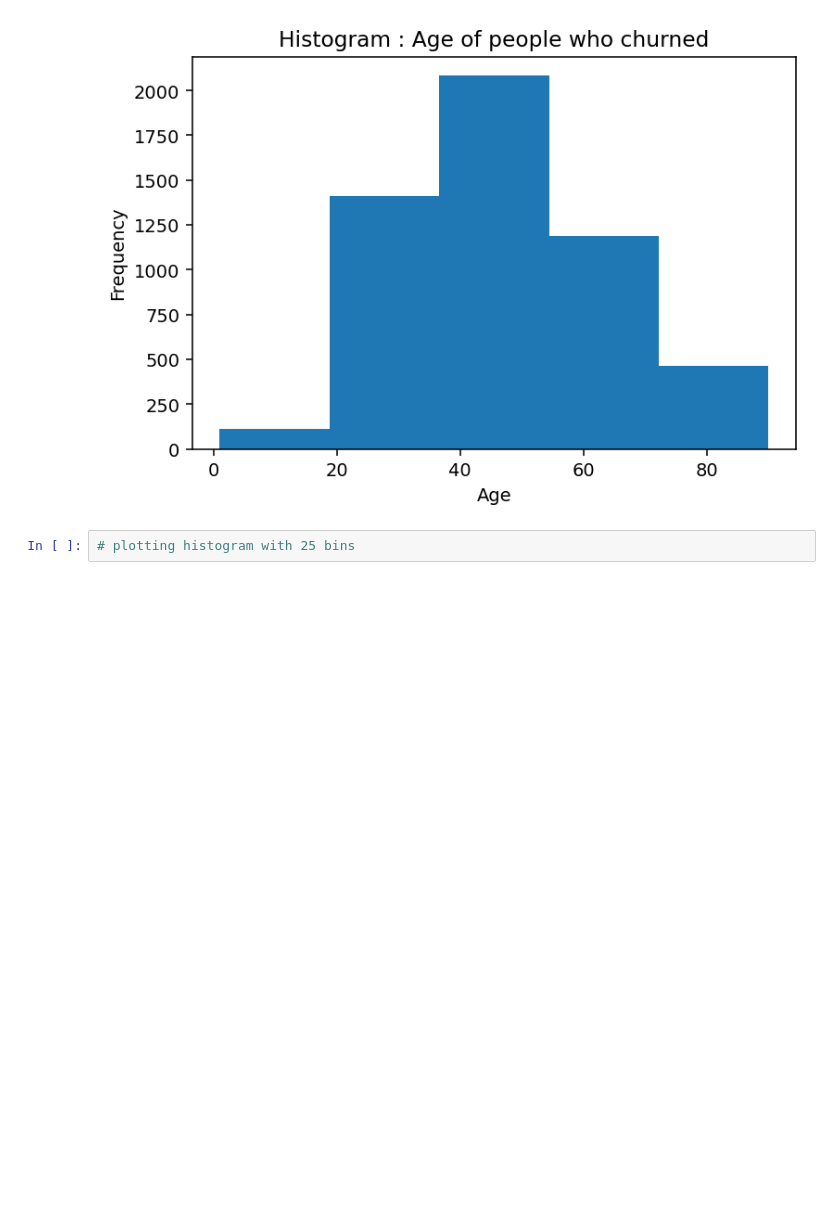
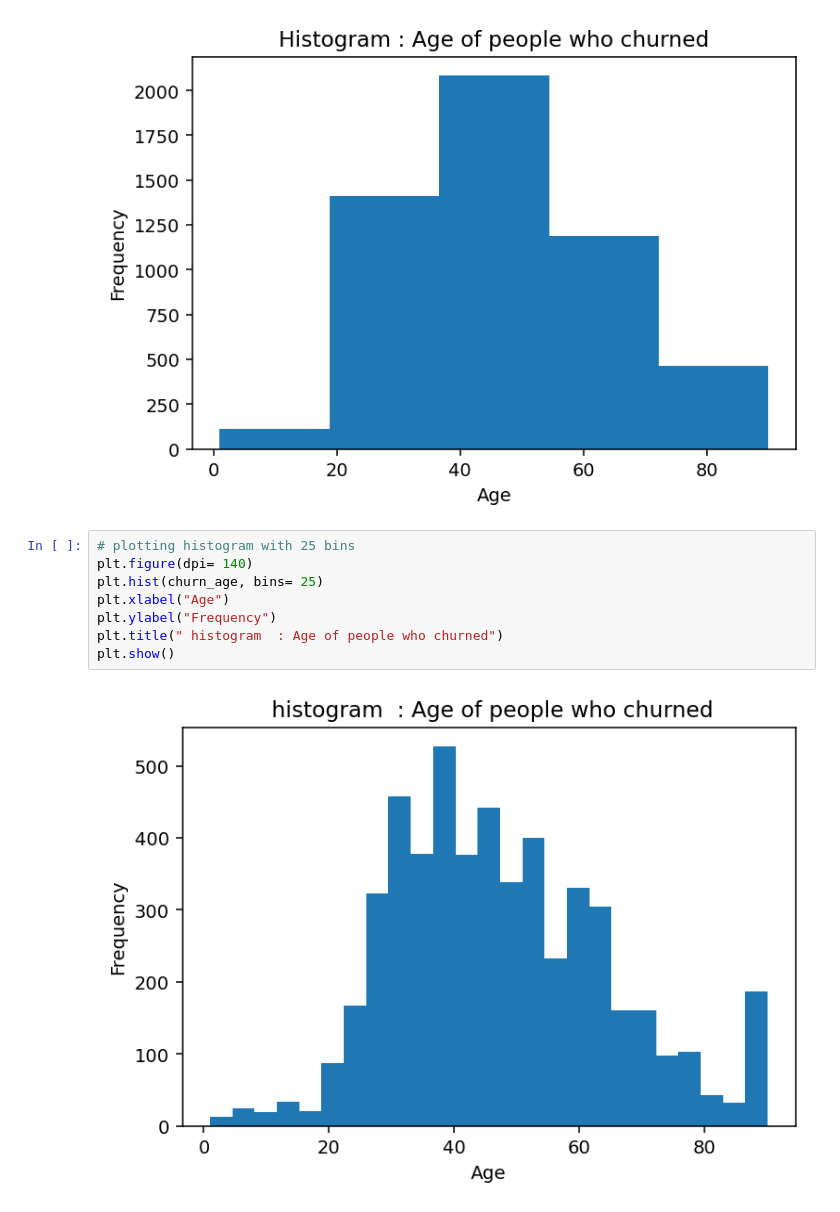
Before and after one commit to jarvismayur/Data-Science-Projects-Pratices, a Jupyter notebook: 46 Exploratory Data Analysis - KDE Plots.ipynb, the cells around one changed output. Drawn from its saved outputs; the diff is of its cells as text; blank space fills up the shorter version.

```diff
--- a/46 Exploratory Data Analysis - KDE Plots.ipynb
+++ b/46 Exploratory Data Analysis - KDE Plots.ipynb
@@ -70,3 +70,11 @@ plt.show()
 [figure]
 # %%
 # plotting histogram with 25 bins
+plt.figure(dpi= 140)
+plt.hist(churn_age, bins= 25)
+plt.xlabel("Age")
+plt.ylabel("Frequency")
+plt.title(" histogram  : Age of people who churned")
+plt.show()
+# %% [output]
+[figure, added]
```
Also changed, not shown: parts of 4 cells of this notebook.
